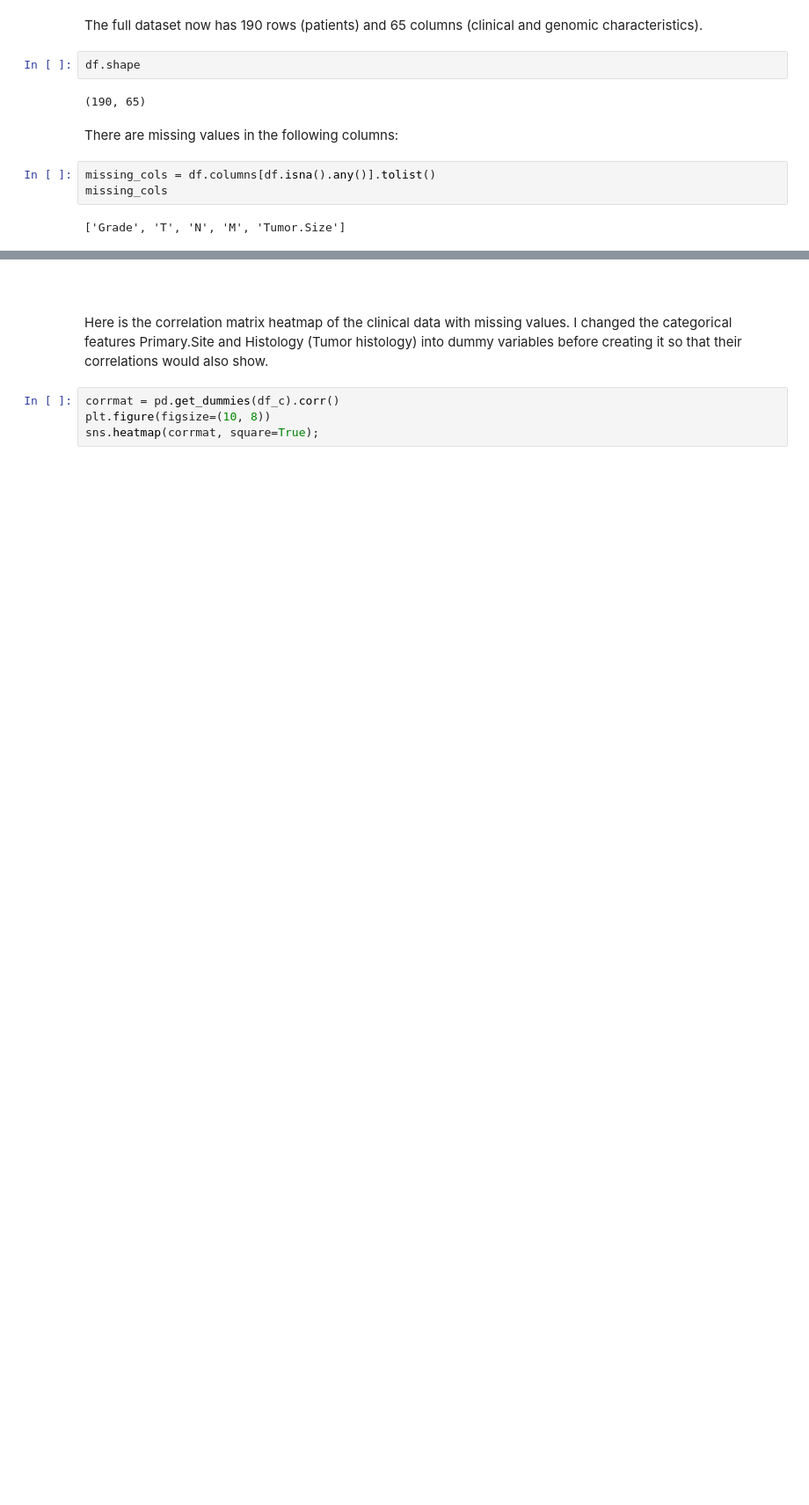
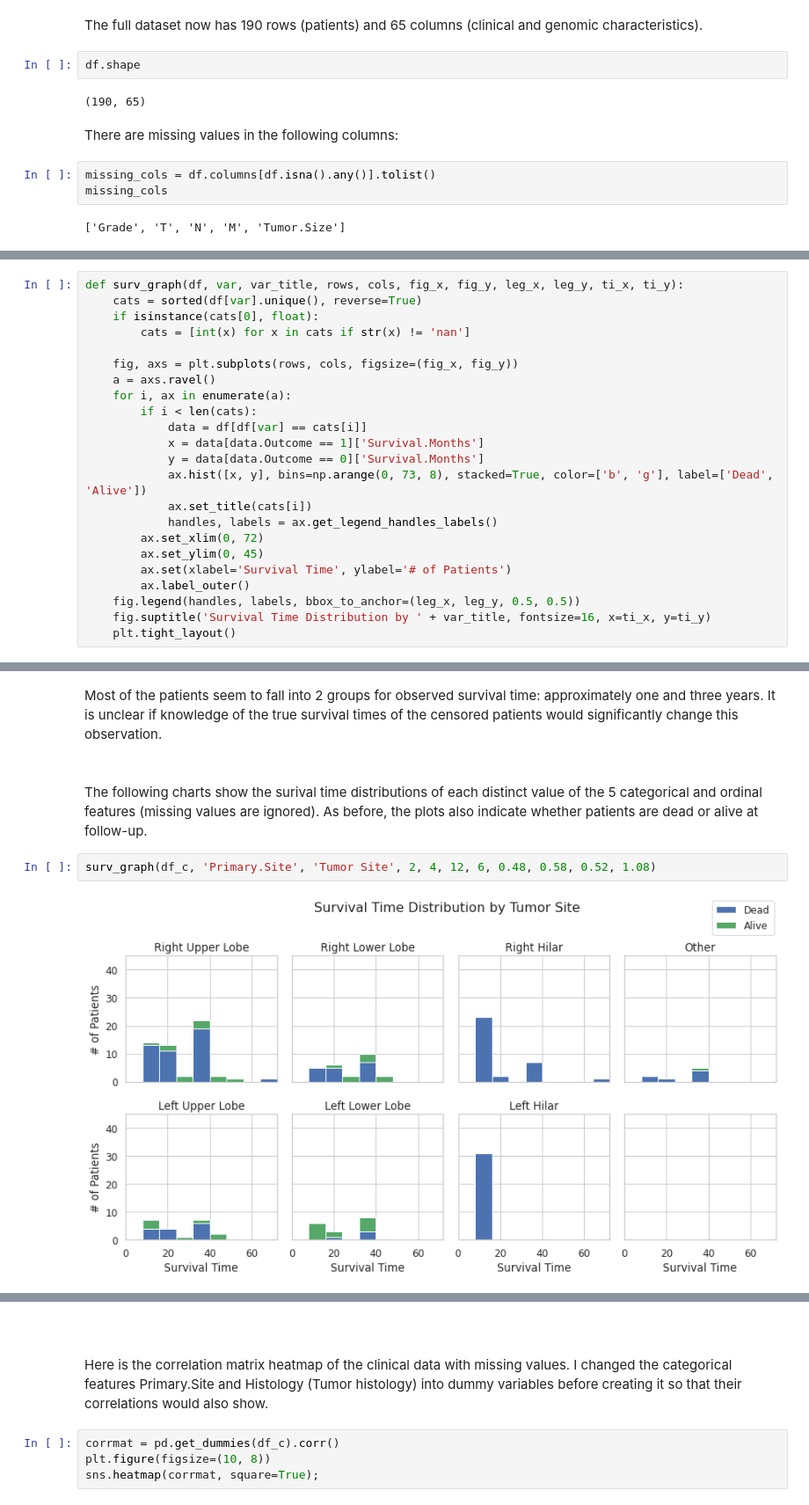
Before and after one commit to joe-aquino/survival_analysis, a Jupyter notebook: Survival_Model_NSC_Lung_Cancer.ipynb, the cells around one changed output, grey strips where cells are left out. Shown at 88% size. Cells and saved outputs as stored; diff of their text form; blank space fills up the shorter version.

```diff
--- a/Survival_Model_NSC_Lung_Cancer.ipynb
+++ b/Survival_Model_NSC_Lung_Cancer.ipynb
@@ -256,0 +286,23 @@ missing_cols
+# %%
+def surv_graph(df, var, var_title, rows, cols, fig_x, fig_y, leg_x, leg_y, ti_x, ti_y):
+    cats = sorted(df[var].unique(), reverse=True)
+    if isinstance(cats[0], float):
+        cats = [int(x) for x in cats if str(x) != 'nan']
+
+    fig, axs = plt.subplots(rows, cols, figsize=(fig_x, fig_y))
+    a = axs.ravel()
+    for i, ax in enumerate(a):
+        if i < len(cats):
+            data = df[df[var] == cats[i]]
+            x = data[data.Outcome == 1]['Survival.Months']
+            y = data[data.Outcome == 0]['Survival.Months']
+            ax.hist([x, y], bins=np.arange(0, 73, 8), stacked=True, color=['b', 'g'], label=['Dead', 'Alive'])
+            ax.set_title(cats[i])
+            handles, labels = ax.get_legend_handles_labels()
+        ax.set_xlim(0, 72)
+        ax.set_ylim(0, 45)
+        ax.set(xlabel='Survival Time', ylabel='# of Patients')
+        ax.label_outer()
+    fig.legend(handles, labels, bbox_to_anchor=(leg_x, leg_y, 0.5, 0.5))
+    fig.suptitle('Survival Time Distribution by ' + var_title, fontsize=16, x=ti_x, y=ti_y)
+    plt.tight_layout()
@@ -256,0 +326,10 @@ missing_cols
+# %% [markdown]
+Most of the patients seem to fall into 2 groups for observed survival time: approximately one and three years. It is unclear if knowledge of the true survival times of the censored patients would significantly change this observation.
+<br/>
+# %% [markdown]
+<br/>
+The following charts show the surival time distributions of each distinct value of the 5 categorical and ordinal features (missing values are ignored). As before, the plots also indicate whether patients are dead or alive at follow-up.
+# %%
+surv_graph(df_c, 'Primary.Site', 'Tumor Site', 2, 4, 12, 6, 0.48, 0.58, 0.52, 1.08)
+# %% [output]
+[figure, added]
```
Also changed, not shown: parts of 43 cells of this notebook.
